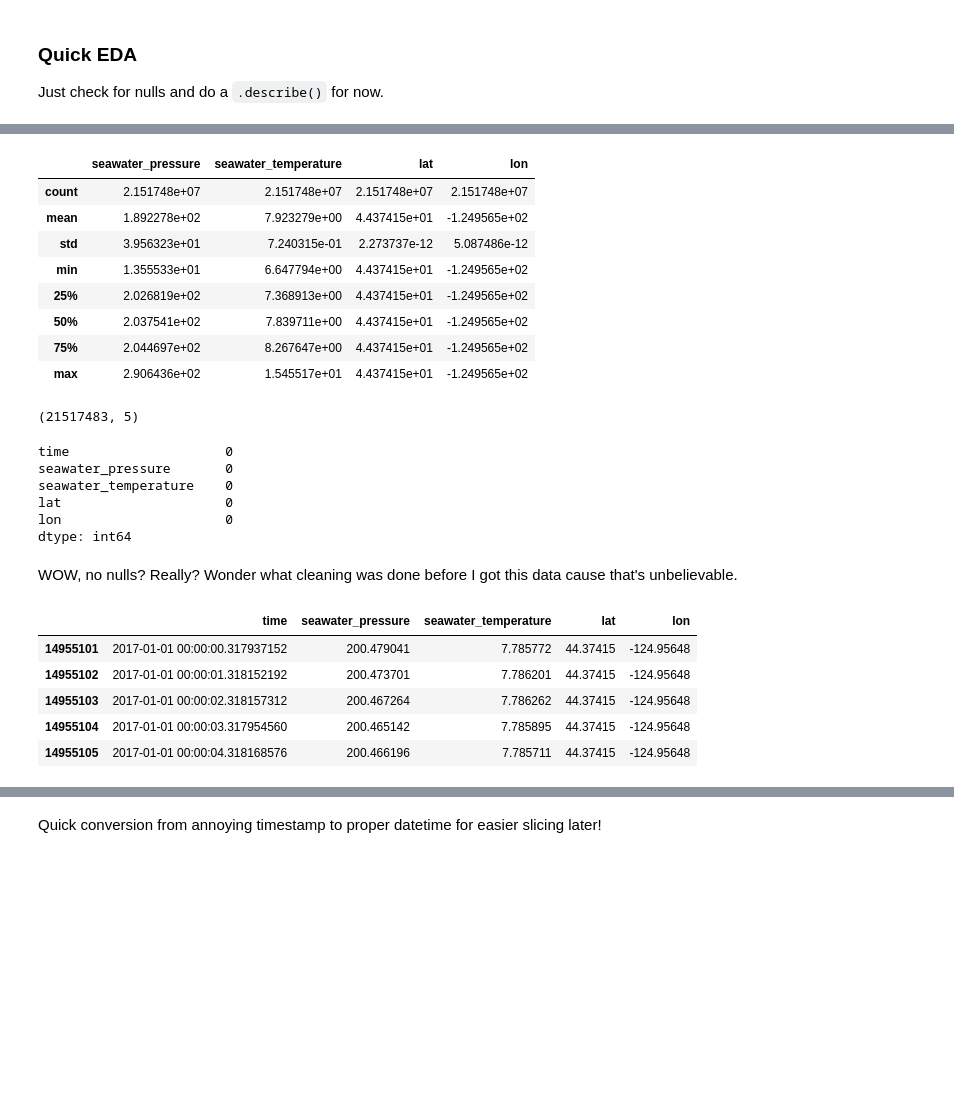
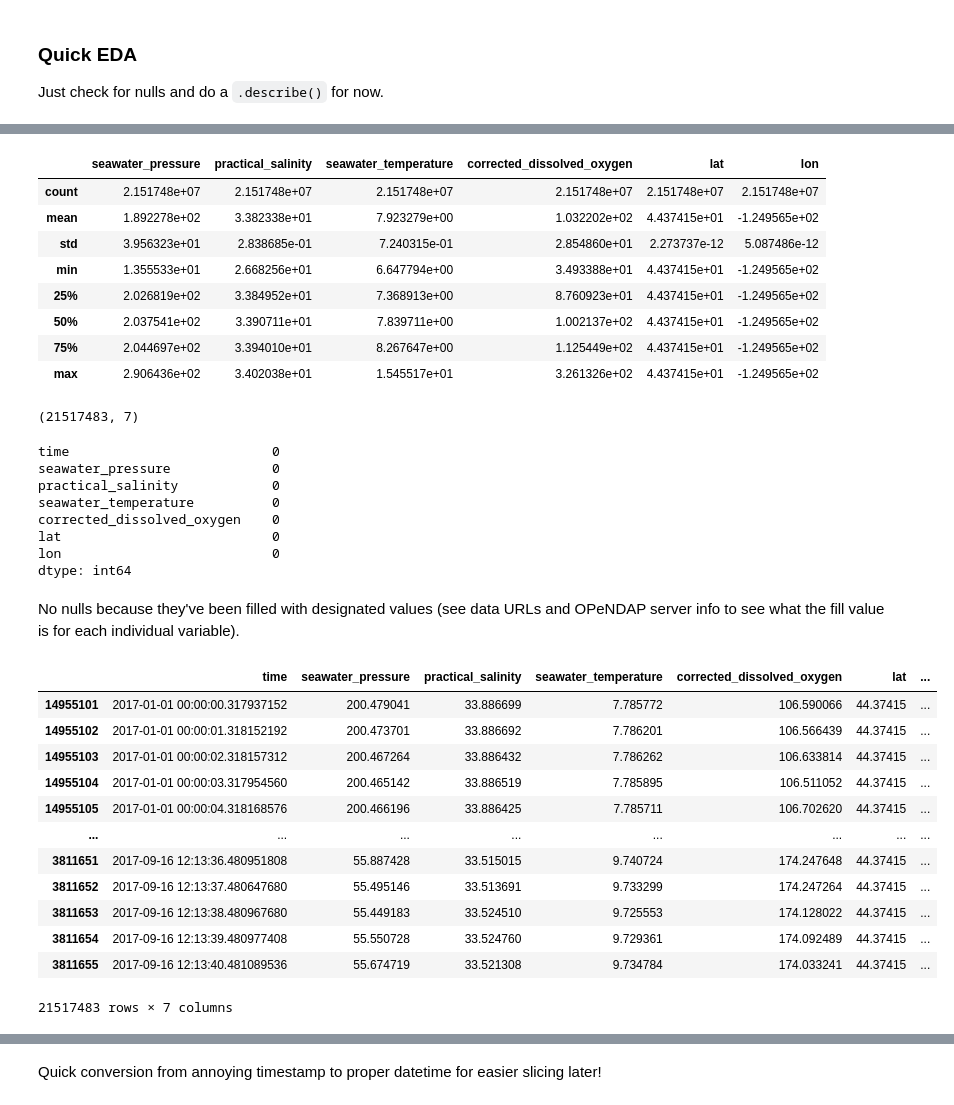
Before and after one commit to dgumustel/coastal-upwelling, a Jupyter notebook: 01_data_collection.ipynb, the cells around one changed output, grey strips where cells are left out. Cells and saved outputs as stored; diff of their text form; code cells hidden in the pictures; blank space fills up the shorter version.

Commit message:
added more variables and visualizations

```diff
--- a/01_data_collection.ipynb
+++ b/01_data_collection.ipynb
@@ -219,7 +214,8 @@ def get_data(url, variables, deployments=None):
 Time to actually GET the data! Print a `.head()` of each dataset to make sure the data was successfully pulled.
 # %%
 # Specify the variable(s) of interest and get the data for the three datasets
-CTD_var = ['seawater_pressure', 'seawater_temperature', 'lat', 'lon']
+CTD_var = ['seawater_pressure', 'density', 'practical_salinity', 'seawater_temperature', 'corrected_dissolved_oxygen',
+           'lat', 'lon']
 METBK_var = ['sea_surface_temperature', 'met_windavg_mag_corr_east', 'met_windavg_mag_corr_north']
 
 CTD_data, CTD_units = get_data(CTD_url, CTD_var)
@@ -313,37 +309,46 @@ dtype: int64
 # %%
 CTD_data.describe()
 # %% [output]
-|  | seawater_pressure | seawater_temperature | lat | lon |
-| count | 2.151748e+07 | 2.151748e+07 | 2.151748e+07 | 2.151748e+07 |
-| mean | 1.892278e+02 | 7.923279e+00 | 4.437415e+01 | -1.249565e+02 |
-| std | 3.956323e+01 | 7.240315e-01 | 2.273737e-12 | 5.087486e-12 |
-| min | 1.355533e+01 | 6.647794e+00 | 4.437415e+01 | -1.249565e+02 |
-| 25% | 2.026819e+02 | 7.368913e+00 | 4.437415e+01 | -1.249565e+02 |
-| 50% | 2.037541e+02 | 7.839711e+00 | 4.437415e+01 | -1.249565e+02 |
-| 75% | 2.044697e+02 | 8.267647e+00 | 4.437415e+01 | -1.249565e+02 |
-| max | 2.906436e+02 | 1.545517e+01 | 4.437415e+01 | -1.249565e+02 |
+|  | seawater_pressure | practical_salinity | seawater_temperature | corrected_dissolved_oxygen | lat | lon |
+| count | 2.151748e+07 | 2.151748e+07 | 2.151748e+07 | 2.151748e+07 | 2.151748e+07 | 2.151748e+07 |
+| mean | 1.892278e+02 | 3.382338e+01 | 7.923279e+00 | 1.032202e+02 | 4.437415e+01 | -1.249565e+02 |
+| std | 3.956323e+01 | 2.838685e-01 | 7.240315e-01 | 2.854860e+01 | 2.273737e-12 | 5.087486e-12 |
+| min | 1.355533e+01 | 2.668256e+01 | 6.647794e+00 | 3.493388e+01 | 4.437415e+01 | -1.249565e+02 |
+| 25% | 2.026819e+02 | 3.384952e+01 | 7.368913e+00 | 8.760923e+01 | 4.437415e+01 | -1.249565e+02 |
+| 50% | 2.037541e+02 | 3.390711e+01 | 7.839711e+00 | 1.002137e+02 | 4.437415e+01 | -1.249565e+02 |
+| 75% | 2.044697e+02 | 3.394010e+01 | 8.267647e+00 | 1.125449e+02 | 4.437415e+01 | -1.249565e+02 |
+| max | 2.906436e+02 | 3.402038e+01 | 1.545517e+01 | 3.261326e+02 | 4.437415e+01 | -1.249565e+02 |
 # %%
 CTD_data.shape
 # %% [output]
-(21517483, 5)
+(21517483, 7)
 # %%
 CTD_data.isna().sum()
 # %% [output]
-time                    0
-seawater_pressure       0
-seawater_temperature    0
-lat                     0
-lon                     0
+time                          0
+seawater_pressure             0
+practical_salinity            0
+seawater_temperature          0
+corrected_dissolved_oxygen    0
+lat                           0
+lon                           0
 dtype: int64
-# %% [markdown]
-WOW, no nulls? Really? Wonder what cleaning was done before I got this data cause that's unbelievable.
+# %% [markdown]
+No nulls because they've been filled with designated values (see data URLs and OPeNDAP server info to see what the fill value is for each individual variable).
 # %%
-CTD_data.head()
+CTD_data
 # %% [output]
-|  | time | seawater_pressure | seawater_temperature | lat | lon |
-| 14955101 | 2017-01-01 00:00:00.317937152 | 200.479041 | 7.785772 | 44.37415 | -124.95648 |
-| 14955102 | 2017-01-01 00:00:01.318152192 | 200.473701 | 7.786201 | 44.37415 | -124.95648 |
-| 14955103 | 2017-01-01 00:00:02.318157312 | 200.467264 | 7.786262 | 44.37415 | -124.95648 |
-| 14955104 | 2017-01-01 00:00:03.317954560 | 200.465142 | 7.785895 | 44.37415 | -124.95648 |
-| 14955105 | 2017-01-01 00:00:04.318168576 | 200.466196 | 7.785711 | 44.37415 | -124.95648 |
+|  | time | seawater_pressure | practical_salinity | seawater_temperature | corrected_dissolved_oxygen | lat | ... |
+| 14955101 | 2017-01-01 00:00:00.317937152 | 200.479041 | 33.886699 | 7.785772 | 106.590066 | 44.37415 | ... |
+| 14955102 | 2017-01-01 00:00:01.318152192 | 200.473701 | 33.886692 | 7.786201 | 106.566439 | 44.37415 | ... |
+| 14955103 | 2017-01-01 00:00:02.318157312 | 200.467264 | 33.886432 | 7.786262 | 106.633814 | 44.37415 | ... |
+| 14955104 | 2017-01-01 00:00:03.317954560 | 200.465142 | 33.886519 | 7.785895 | 106.511052 | 44.37415 | ... |
+| 14955105 | 2017-01-01 00:00:04.318168576 | 200.466196 | 33.886425 | 7.785711 | 106.702620 | 44.37415 | ... |
+| ... | ... | ... | ... | ... | ... | ... | ... |
+| 3811651 | 2017-09-16 12:13:36.480951808 | 55.887428 | 33.515015 | 9.740724 | 174.247648 | 44.37415 | ... |
+| 3811652 | 2017-09-16 12:13:37.480647680 | 55.495146 | 33.513691 | 9.733299 | 174.247264 | 44.37415 | ... |
+| 3811653 | 2017-09-16 12:13:38.480967680 | 55.449183 | 33.524510 | 9.725553 | 174.128022 | 44.37415 | ... |
+| 3811654 | 2017-09-16 12:13:39.480977408 | 55.550728 | 33.524760 | 9.729361 | 174.092489 | 44.37415 | ... |
+| 3811655 | 2017-09-16 12:13:40.481089536 | 55.674719 | 33.521308 | 9.734784 | 174.033241 | 44.37415 | ... |
+21517483 rows × 7 columns
 # %%
```
Also changed, not shown: parts of 80 cells of this notebook.
